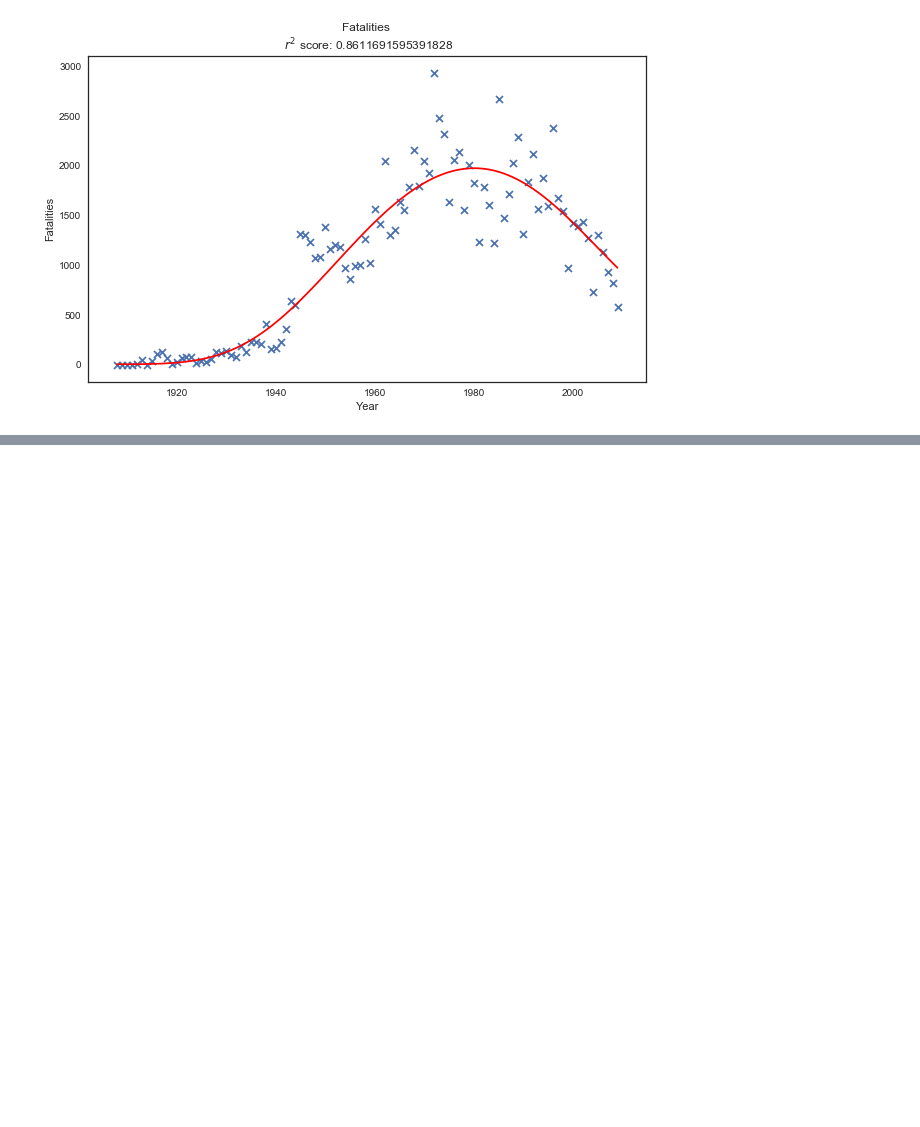
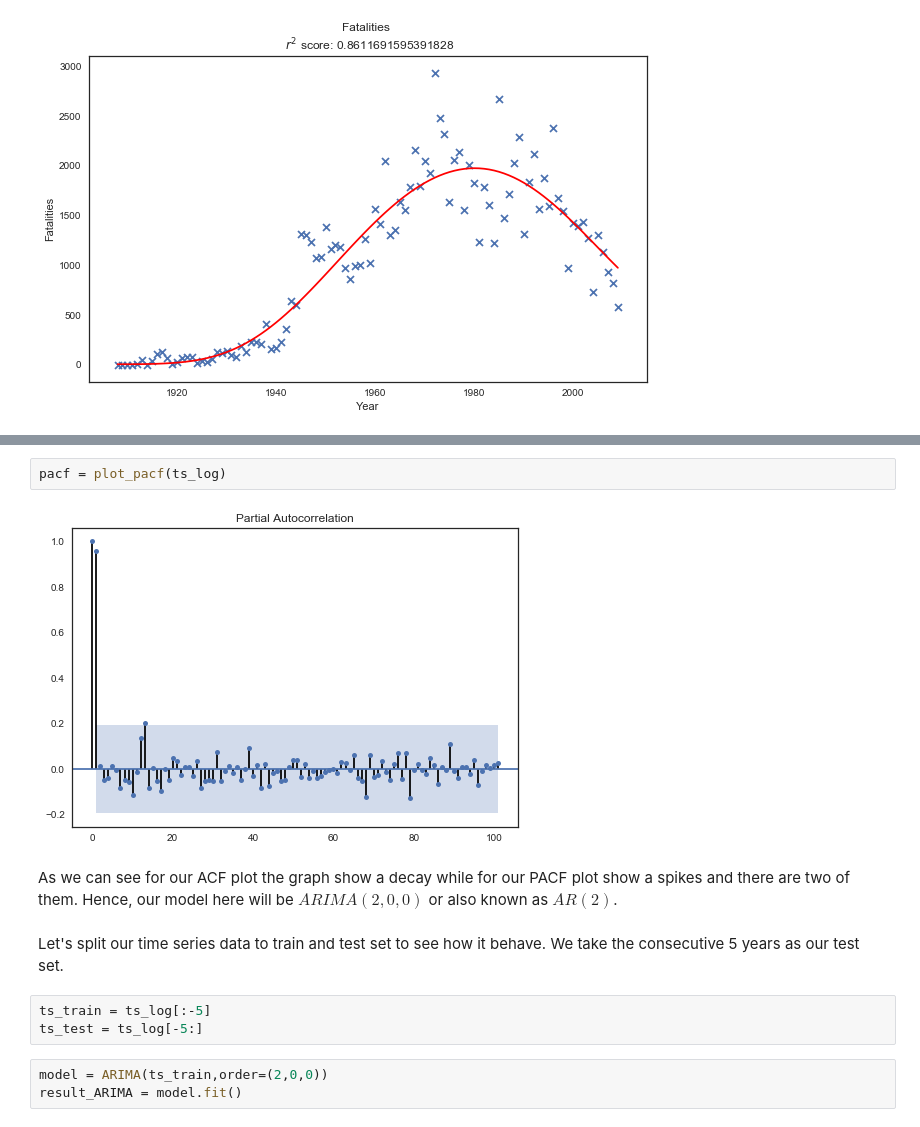
Before and after one commit to hakimbazet/airplanecrash, a Jupyter notebook: src/Prediction.ipynb, the cells around one changed output, grey strips where cells are left out. Drawn from its saved outputs; the diff is of its cells as text; blank space fills up the shorter version.

```diff
--- a/src/Prediction.ipynb
+++ b/src/Prediction.ipynb
@@ -124,0 +193,14 @@ df
+# %%
+pacf = plot_pacf(ts_log)
+# %% [output]
+[figure, added]
+# %% [markdown]
+As we can see for our ACF plot the graph show a decay while for our PACF plot show a spikes and there are two of them. Hence, our model here will be $ARIMA(2,0,0)$ or also known as $AR(2)$.
+# %% [markdown]
+Let's split our time series data to train and test set to see how it behave. We take the consecutive 5 years as our test set.
+# %%
+ts_train = ts_log[:-5]
+ts_test = ts_log[-5:]
+# %%
+model = ARIMA(ts_train,order=(2,0,0))
+result_ARIMA = model.fit()
```
Also changed, not shown: parts of 64 cells of this notebook, 1 other file.
